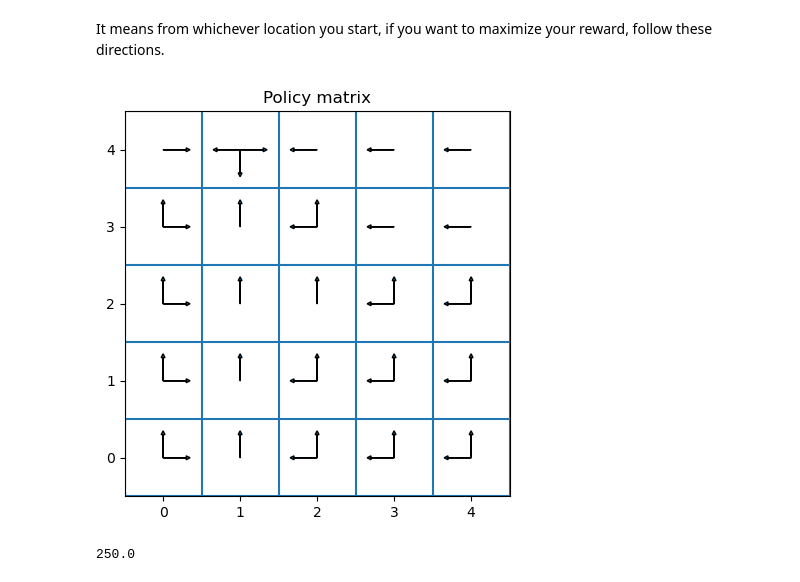
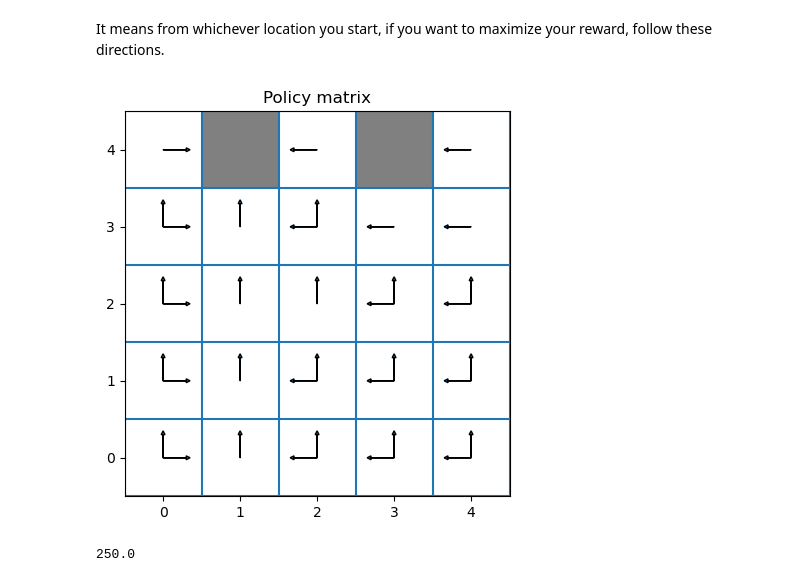
Before and after one commit to MohammedAljahdali/RL_week_kaust_academy, a Jupyter notebook: RL_day2.ipynb, the cells around one changed output. Drawn from its saved outputs; the diff is of its cells as text; code cells hidden in the pictures.

```diff
--- a/RL_day2.ipynb
+++ b/RL_day2.ipynb
@@ -364,10 +370,11 @@ Now is to test your policy, remeber the ideal answer is to get this shape:
 It means from whichever location you start, if you want to maximize your reward, follow these directions.
 # %%
 P =  test_policy(policy)
+goal_coords = [(0,1),(0,3)]
 # Drawing a plot for the policy matrix with arrows; In one cell there can be the maximum of 4 arrows each indicating the action an agent can take
 plot_policy_matrix(P, S, goal_coords, title='Policy matrix')
 # %% [output]
-[figure, old version]
+[figure, new version]
 # %%
 evaluate_policy_on_grid_world(policy)
 # %% [output]
```
Also changed, not shown: parts of 7 cells of this notebook.
